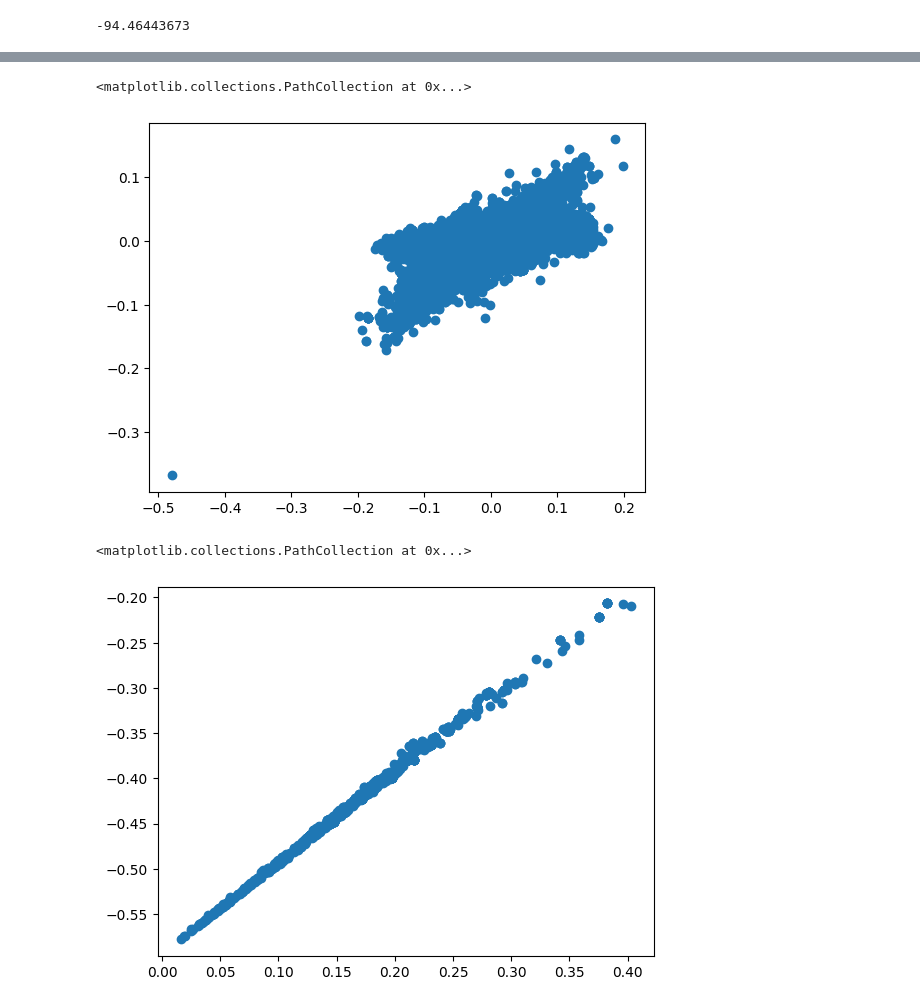
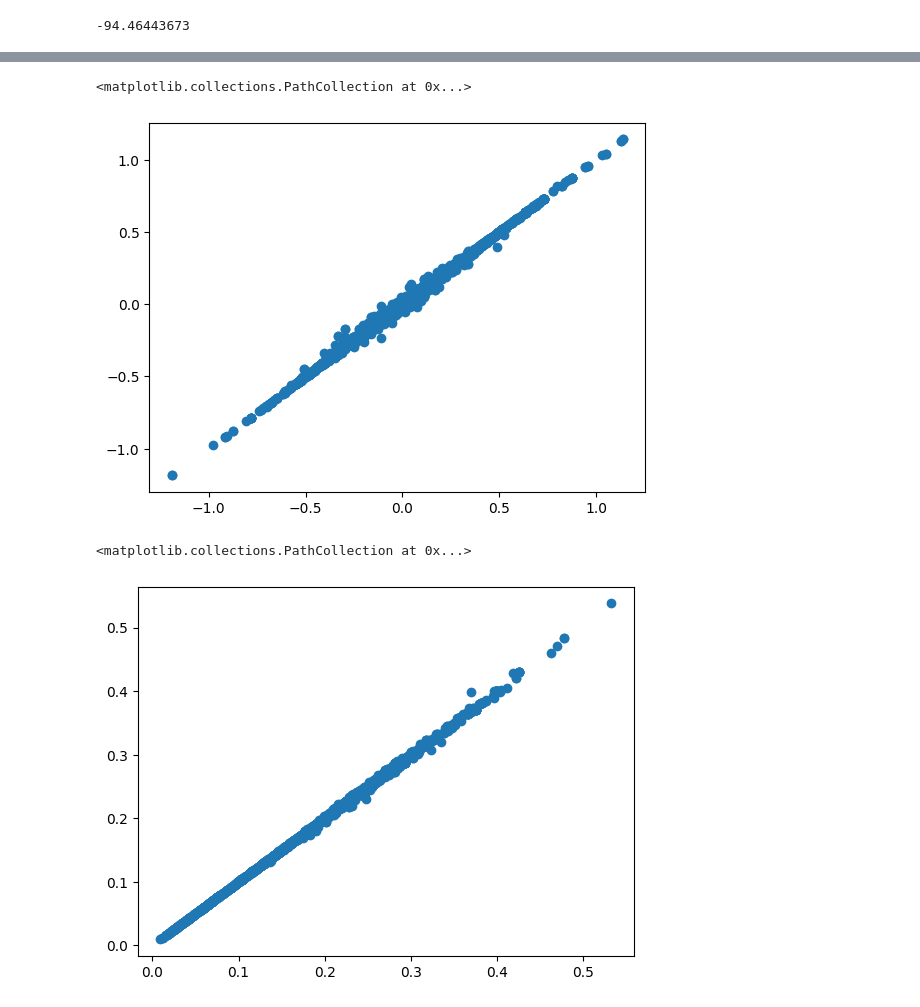
Before and after one commit to QwanXiong/NN_fits, a Jupyter notebook: NequIP_ch2nh2+.ipynb, the cells around one changed output, grey strips where cells are left out. Drawn from its saved outputs; the diff is of its cells as text; code cells hidden in the pictures.

```diff
--- a/NequIP_ch2nh2+.ipynb
+++ b/NequIP_ch2nh2+.ipynb
@@ -154,13 +162,15 @@ model_s0.get_potential_energy(mol)
 # %%
-grad_pred = np.zeros((2000,18))
-enrg_pred = np.zeros(2000)
+%%time
+grad_pred = np.zeros((3000,18))
+enrg_pred = np.zeros(3000)
+
 for i in range(2000):
   if (i % 200 ==0):
     print(i)
   mol.set_positions(geom[i,:])
-  ff = model_s0.get_forces(mol).astype('float64')
+ # ff = model_s0.get_forces(mol).astype('float64')
   enrg_pred[i] = model_s0.get_potential_energy(mol)
-  grad_pred[i,:] = np.copy(ff).reshape(-1,)
+  #grad_pred[i,:] = np.copy(ff).reshape(-1,)
 # %% [output]
 0
 200
@@ -175,12 +187,12 @@ for i in range(2000):
 # %%
 import matplotlib.pyplot as plt
 # %%
-plt.scatter(nac_s0_s1[:2000,:],-grad_pred[:2000,:])
+plt.scatter(grad_s0[:3000,:],-grad_pred[:3000,:])
 # %% [output]
 <matplotlib.collections.PathCollection at 0x...>
-[figure, old version]
+[figure, new version]
 # %%
-plt.scatter(enrg_s0[:1000],enrg_pred[:1000])
+plt.scatter(enrg_s0[:3000],enrg_pred[:3000])
 # %% [output]
 <matplotlib.collections.PathCollection at 0x...>
-[figure, old version]
+[figure, new version]
```
Also changed, not shown: parts of 15 cells of this notebook.
